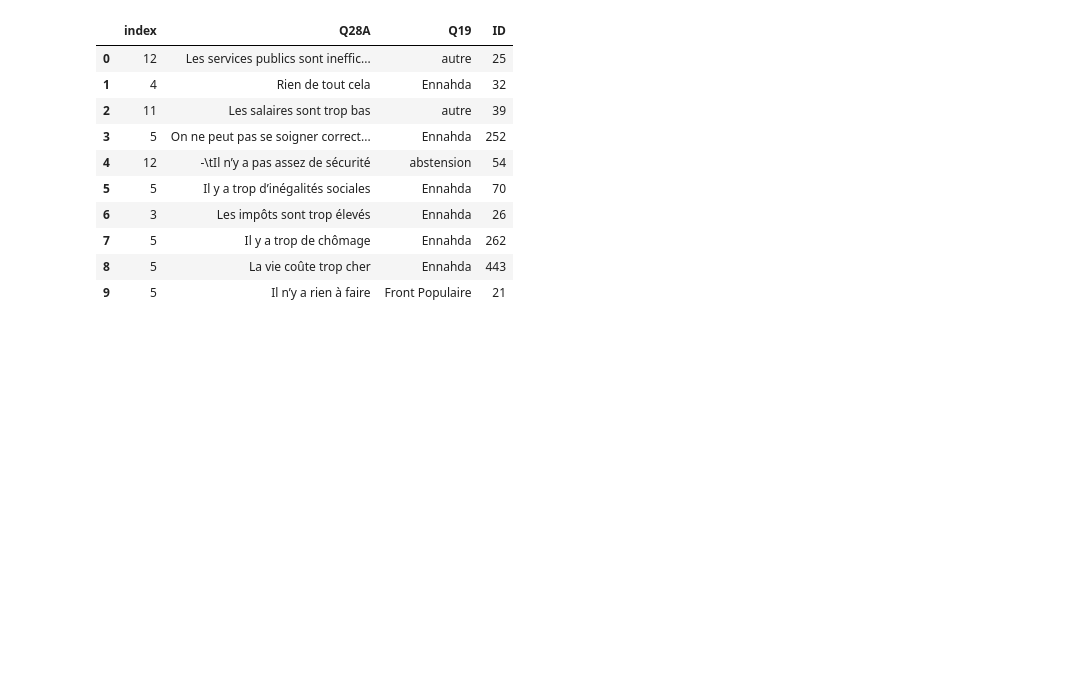
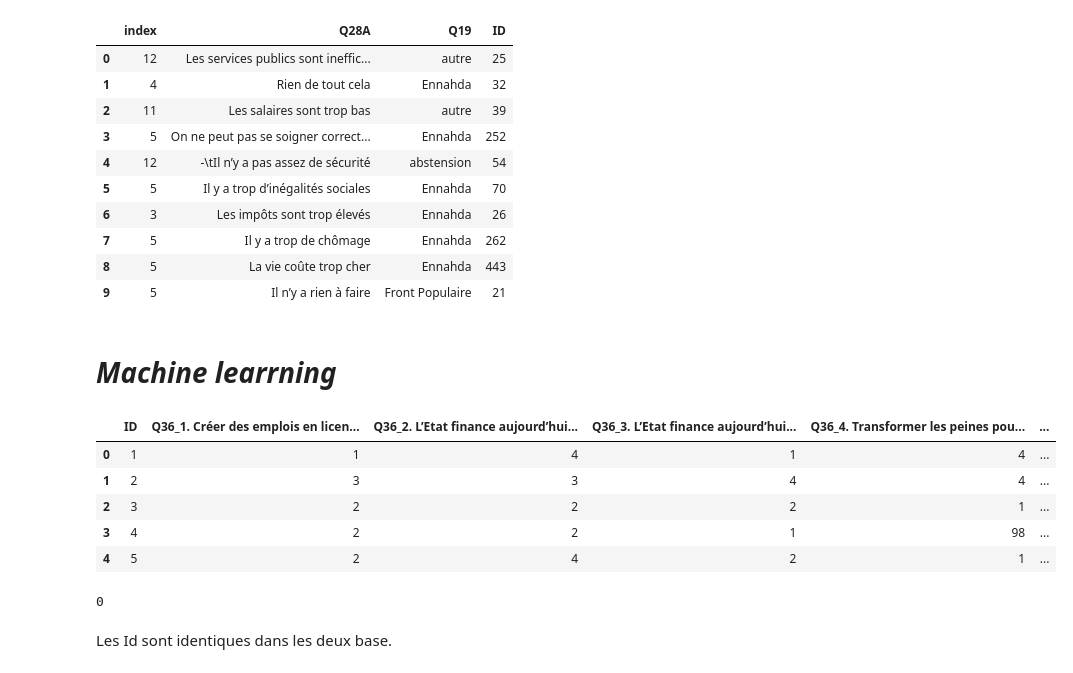
Before and after one commit to med-tz/elelction_Tunisie, a Jupyter notebook: Source.ipynb, the cells around one changed output. Drawn from its saved outputs; the diff is of its cells as text; code cells hidden in the pictures; blank space fills up the shorter version.

Commit message:
machine learning

```diff
--- a/Source.ipynb
+++ b/Source.ipynb
@@ -1109,3 +1129,20 @@ df[["Q28A","Q19","ID"]].reset_index()
 | 7 | 5 | Il y a trop de chômage | Ennahda | 262 |
 | 8 | 5 | La vie coûte trop cher | Ennahda | 443 |
 | 9 | 5 | Il n’y a rien à faire | Front Populaire | 21 |
+# %% [markdown]
+# ***Machine learrning***
+# %%
+Base2.head()
+# %% [output]
+|  | ID | Q36_1. Créer des emplois en licen... | Q36_2. L’Etat finance aujourd’hui... | Q36_3. L’Etat finance aujourd’hui... | Q36_4. Transformer les peines pou... | ... |
+| 0 | 1 | 1 | 4 | 1 | 4 | ... |
+| 1 | 2 | 3 | 3 | 4 | 4 | ... |
+| 2 | 3 | 2 | 2 | 2 | 1 | ... |
+| 3 | 4 | 2 | 2 | 1 | 98 | ... |
+| 4 | 5 | 2 | 4 | 2 | 1 | ... |
+# %%
+sum(list(Base2['ID']-Base['ID']))
+# %% [output]
+0
+# %% [markdown]
+Les Id sont identiques dans les deux base.
```
Also changed, not shown: parts of 18 cells of this notebook.
